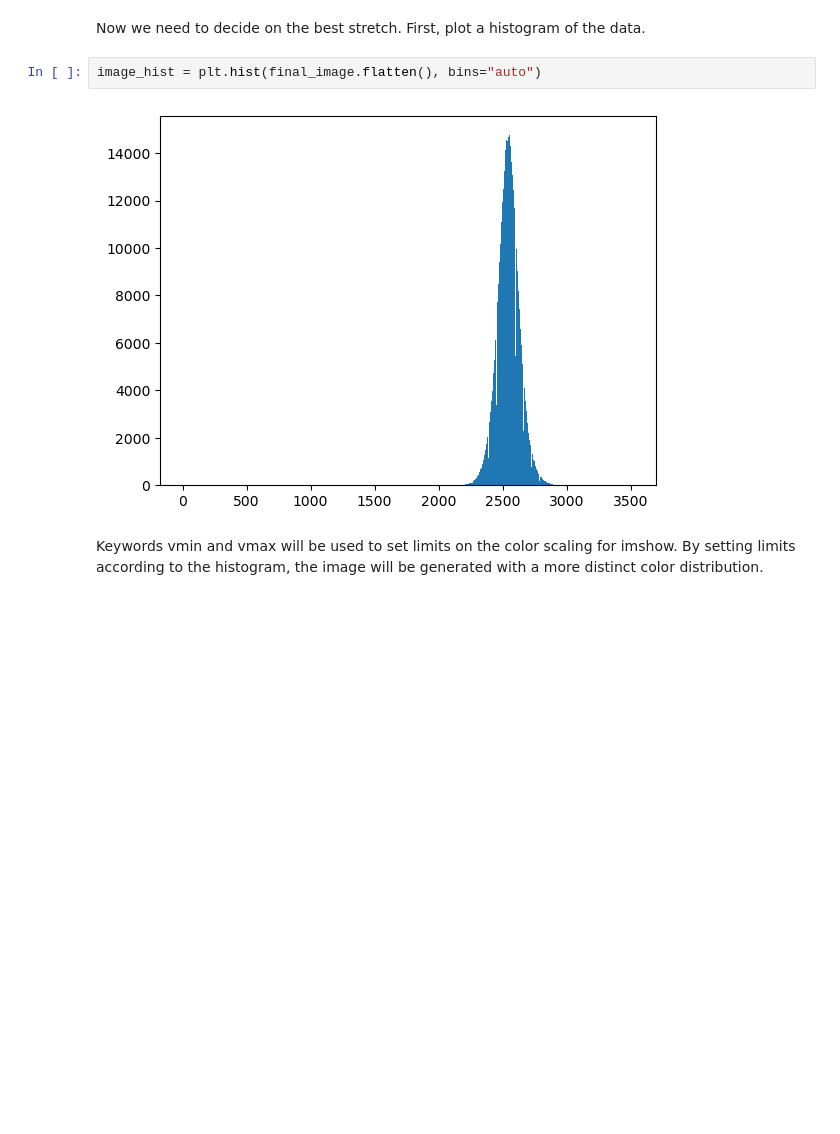
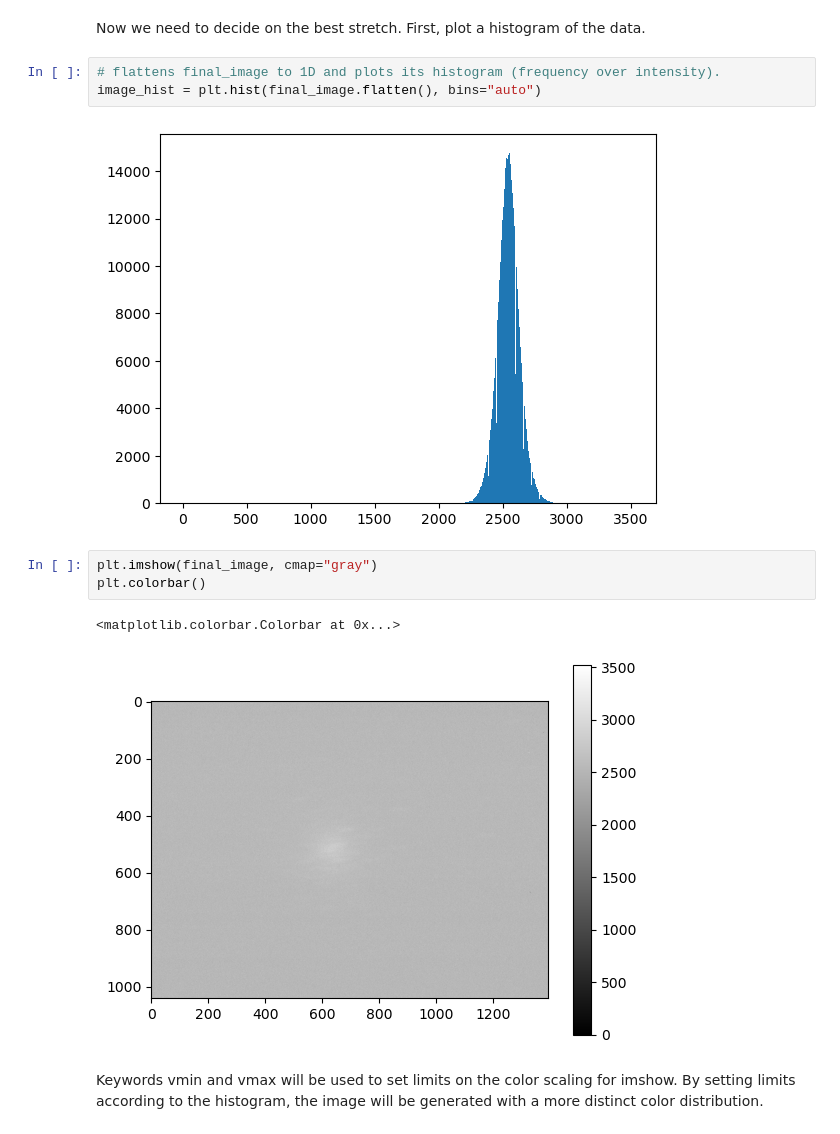
Before and after one commit to Alexander-Leesman/astropy_tutorials, a Jupyter notebook: view_manipulate_fits.ipynb, the cells around one changed output. Cells and saved outputs as stored; diff of their text form; blank space fills up the shorter version.

Commit message:
Finished Viewing and Manipulating FITS images.

```diff
--- a/view_manipulate_fits.ipynb
+++ b/view_manipulate_fits.ipynb
@@ -174,9 +198,16 @@ for image in image_concat:
 # %% [markdown]
 Now we need to decide on the best stretch. First, plot a histogram of the data.
 # %%
+# flattens final_image to 1D and plots its histogram (frequency over intensity).
 image_hist = plt.hist(final_image.flatten(), bins="auto")
 # %% [output]
 [figure]
+# %%
+plt.imshow(final_image, cmap="gray")
+plt.colorbar()
+# %% [output]
+<matplotlib.colorbar.Colorbar at 0x...>
+[figure, added]
 # %% [markdown]
 Keywords vmin and vmax will be used to set limits on the color scaling for imshow. By setting limits according to the histogram, the image will be generated with a more distinct color distribution.
 # %%
```
Also changed, not shown: parts of 27 cells of this notebook, 1 other file.
